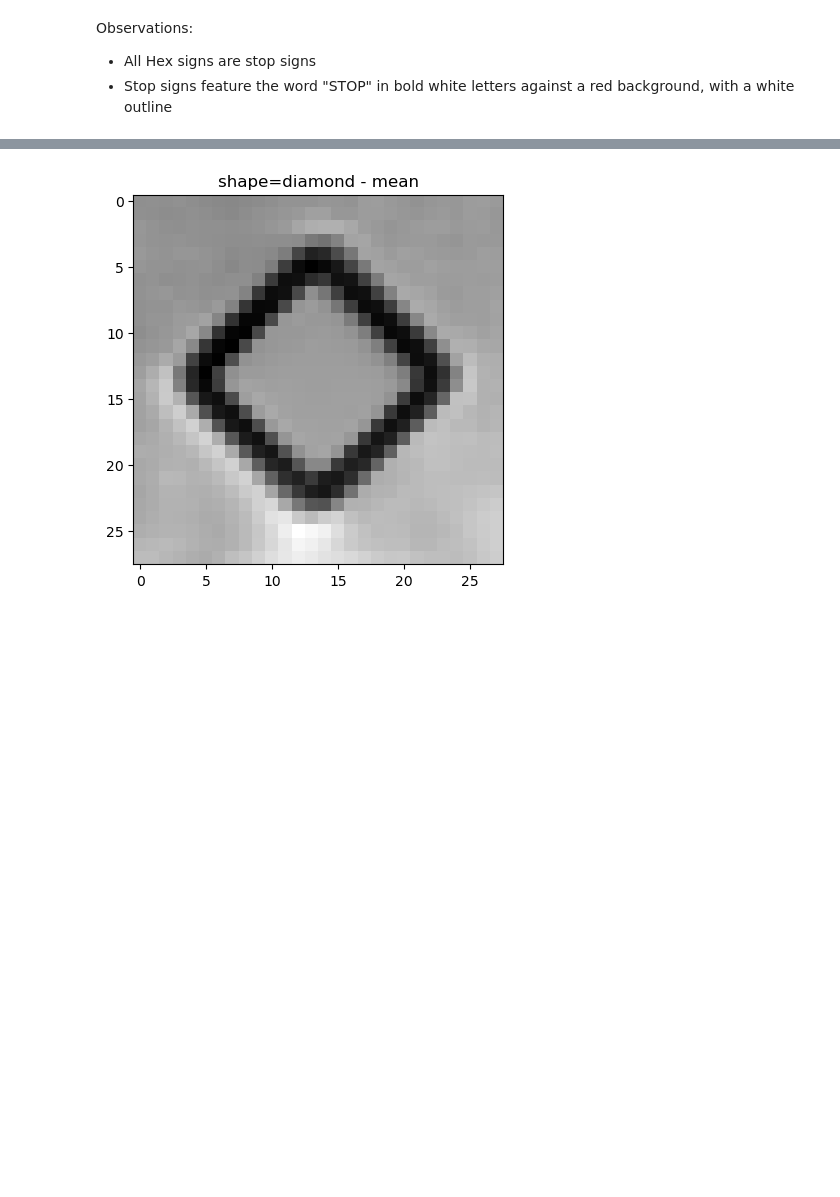
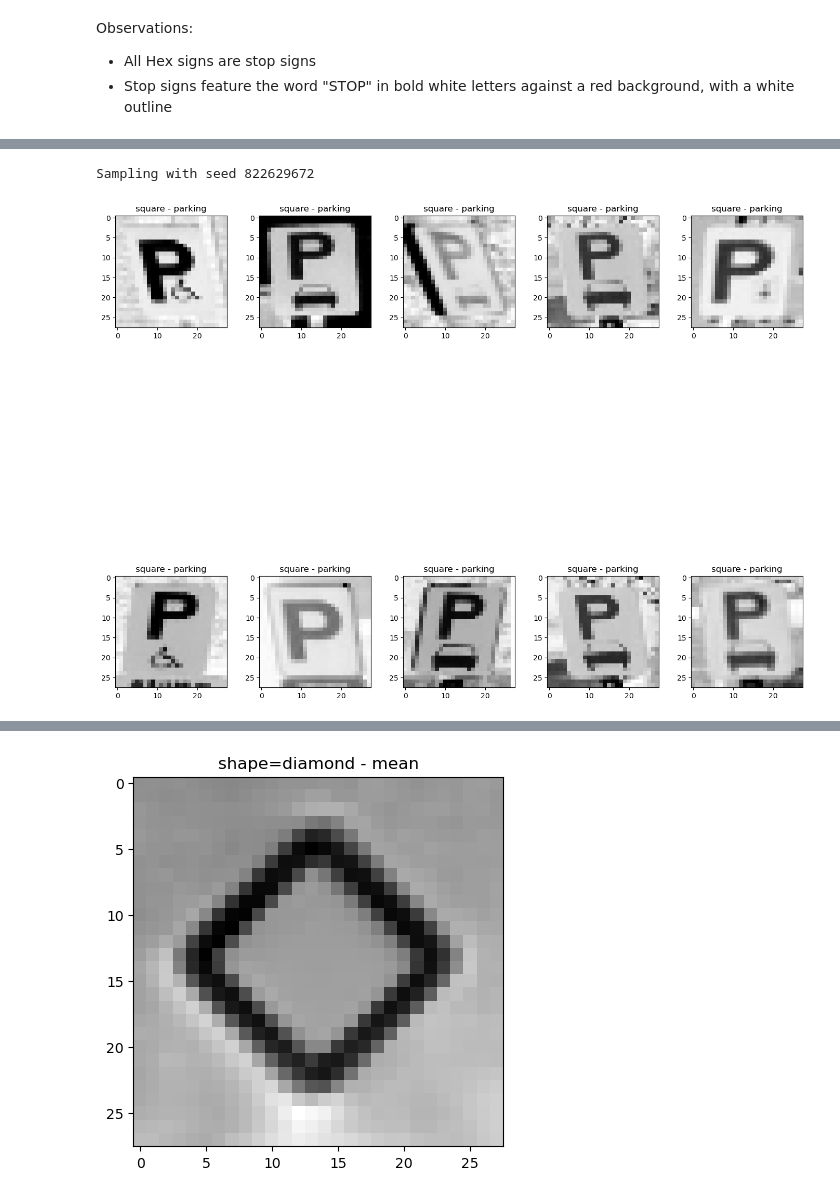
Before and after one commit to ItsThatBlackKid/ml-a2, a Jupyter notebook: s3788996.ipynb, the cells around one changed output, grey strips where cells are left out. Saved outputs shown, nothing was run; the diff lists cells and outputs as text; code cells hidden in the pictures; blank space fills up the shorter version.

```diff
--- a/s3788996.ipynb
+++ b/s3788996.ipynb
@@ -433,0 +439,5 @@ Observations:
+# %%
+sample_by_signtype('parking', 10, 2)
+# %% [output]
+Sampling with seed 822629672
+[figure, added]
```
Also changed, not shown: parts of 8 cells of this notebook.
